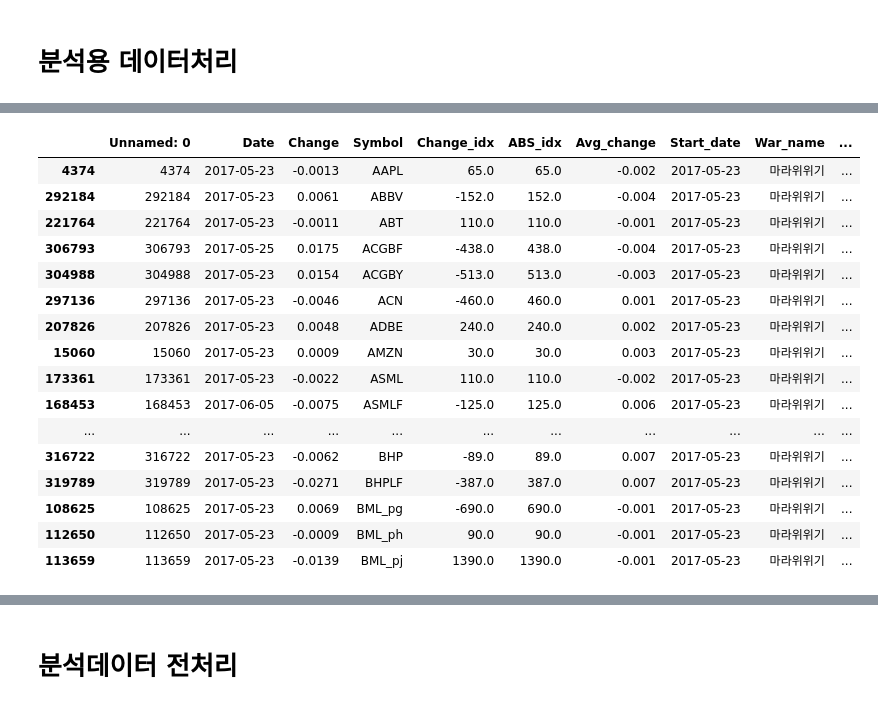
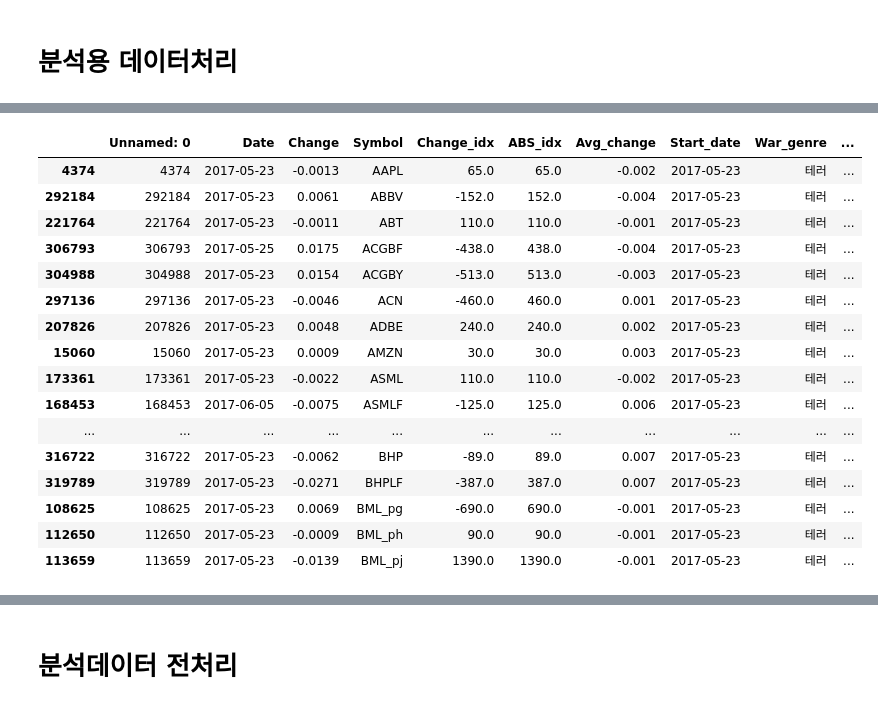
Before and after one commit to lee-edgar/EdaProject, a Jupyter notebook: 11_project/FinanceDataReader_v7.ipynb, the cells around one changed output, grey strips where cells are left out. Drawn from its saved outputs; the diff is of its cells as text; code cells hidden in the pictures.

```diff
--- a/11_project/FinanceDataReader_v7.ipynb
+++ b/11_project/FinanceDataReader_v7.ipynb
@@ -167,50 +184,54 @@ for s_i in range(0, ls_2):
 
     #index 절대값으로 변환
     Abs_idx = abs(Change_idx)
     Abs_idx = round(Abs_idx.astype(float),0)
 
 
     # 전쟁발발시점, 전쟁이름, 참전국수
     start_date = ls_war.loc[index,"발발시점"]
+    war_genre = ls_war.loc[index, "갈등종류"]
     war_name = ls_war.loc[index, "갈등이름"]
+    war_volume = ls_war.loc[index, "전쟁규모"]
     count_country = ls_war.loc[index, "참전국수"]
 
     # 심볼추가
     industry = df_3[df_3["Symbol"] == ticker] # ticker는 위에 정의되어 있음
     industry = industry["Industry"]
     industry = industry.values
     industry = [industry]
 
     # DataFrame 완성
     globals()['new_df{}'.format(s_i)]["Change_idx"] = round(Change_idx,3)
     globals()['new_df{}'.format(s_i)]["ABS_idx"] = Abs_idx
     globals()['new_df{}'.format(s_i)]["Avg_change"] = avg_change
     globals()['new_df{}'.format(s_i)]['Start_date'] = start_date
+    globals()['new_df{}'.format(s_i)]['War_genre'] = war_genre
+    globals()['new_df{}'.format(s_i)]['War_volume'] = war_volume
     globals()['new_df{}'.format(s_i)]['War_name'] = war_name
     globals()['new_df{}'.format(s_i)]['Count_country'] = count_country
 #    globals()['new_df{}'.format(s_i)]['Industry'] = industry
 
     dfbysymbol = pd.concat([dfbysymbol,globals()['new_df{}'.format(s_i)]], axis = 0)
 
 dfbysymbol.head(20)
 # %% [output]
-|  | Unnamed: 0 | Date | Change | Symbol | Change_idx | ABS_idx | Avg_change | Start_date | War_name | ... |
-| 4374 | 4374 | 2017-05-23 | -0.0013 | AAPL | 65.0 | 65.0 | -0.002 | 2017-05-23 | 마라위위기 | ... |
-| 292184 | 292184 | 2017-05-23 | 0.0061 | ABBV | -152.0 | 152.0 | -0.004 | 2017-05-23 | 마라위위기 | ... |
-| 221764 | 221764 | 2017-05-23 | -0.0011 | ABT | 110.0 | 110.0 | -0.001 | 2017-05-23 | 마라위위기 | ... |
-| 306793 | 306793 | 2017-05-25 | 0.0175 | ACGBF | -438.0 | 438.0 | -0.004 | 2017-05-23 | 마라위위기 | ... |
-| 304988 | 304988 | 2017-05-23 | 0.0154 | ACGBY | -513.0 | 513.0 | -0.003 | 2017-05-23 | 마라위위기 | ... |
-| 297136 | 297136 | 2017-05-23 | -0.0046 | ACN | -460.0 | 460.0 | 0.001 | 2017-05-23 | 마라위위기 | ... |
-| 207826 | 207826 | 2017-05-23 | 0.0048 | ADBE | 240.0 | 240.0 | 0.002 | 2017-05-23 | 마라위위기 | ... |
-| 15060 | 15060 | 2017-05-23 | 0.0009 | AMZN | 30.0 | 30.0 | 0.003 | 2017-05-23 | 마라위위기 | ... |
-| 173361 | 173361 | 2017-05-23 | -0.0022 | ASML | 110.0 | 110.0 | -0.002 | 2017-05-23 | 마라위위기 | ... |
-| 168453 | 168453 | 2017-06-05 | -0.0075 | ASMLF | -125.0 | 125.0 | 0.006 | 2017-05-23 | 마라위위기 | ... |
+|  | Unnamed: 0 | Date | Change | Symbol | Change_idx | ABS_idx | Avg_change | Start_date | War_genre | ... |
+| 4374 | 4374 | 2017-05-23 | -0.0013 | AAPL | 65.0 | 65.0 | -0.002 | 2017-05-23 | 테러 | ... |
+| 292184 | 292184 | 2017-05-23 | 0.0061 | ABBV | -152.0 | 152.0 | -0.004 | 2017-05-23 | 테러 | ... |
+| 221764 | 221764 | 2017-05-23 | -0.0011 | ABT | 110.0 | 110.0 | -0.001 | 2017-05-23 | 테러 | ... |
+| 306793 | 306793 | 2017-05-25 | 0.0175 | ACGBF | -438.0 | 438.0 | -0.004 | 2017-05-23 | 테러 | ... |
+| 304988 | 304988 | 2017-05-23 | 0.0154 | ACGBY | -513.0 | 513.0 | -0.003 | 2017-05-23 | 테러 | ... |
+| 297136 | 297136 | 2017-05-23 | -0.0046 | ACN | -460.0 | 460.0 | 0.001 | 2017-05-23 | 테러 | ... |
+| 207826 | 207826 | 2017-05-23 | 0.0048 | ADBE | 240.0 | 240.0 | 0.002 | 2017-05-23 | 테러 | ... |
+| 15060 | 15060 | 2017-05-23 | 0.0009 | AMZN | 30.0 | 30.0 | 0.003 | 2017-05-23 | 테러 | ... |
+| 173361 | 173361 | 2017-05-23 | -0.0022 | ASML | 110.0 | 110.0 | -0.002 | 2017-05-23 | 테러 | ... |
+| 168453 | 168453 | 2017-06-05 | -0.0075 | ASMLF | -125.0 | 125.0 | 0.006 | 2017-05-23 | 테러 | ... |
 | ... | ... | ... | ... | ... | ... | ... | ... | ... | ... | ... |
-| 316722 | 316722 | 2017-05-23 | -0.0062 | BHP | -89.0 | 89.0 | 0.007 | 2017-05-23 | 마라위위기 | ... |
-| 319789 | 319789 | 2017-05-23 | -0.0271 | BHPLF | -387.0 | 387.0 | 0.007 | 2017-05-23 | 마라위위기 | ... |
-| 108625 | 108625 | 2017-05-23 | 0.0069 | BML_pg | -690.0 | 690.0 | -0.001 | 2017-05-23 | 마라위위기 | ... |
-| 112650 | 112650 | 2017-05-23 | -0.0009 | BML_ph | 90.0 | 90.0 | -0.001 | 2017-05-23 | 마라위위기 | ... |
-| 113659 | 113659 | 2017-05-23 | -0.0139 | BML_pj | 1390.0 | 1390.0 | -0.001 | 2017-05-23 | 마라위위기 | ... |
+| 316722 | 316722 | 2017-05-23 | -0.0062 | BHP | -89.0 | 89.0 | 0.007 | 2017-05-23 | 테러 | ... |
+| 319789 | 319789 | 2017-05-23 | -0.0271 | BHPLF | -387.0 | 387.0 | 0.007 | 2017-05-23 | 테러 | ... |
+| 108625 | 108625 | 2017-05-23 | 0.0069 | BML_pg | -690.0 | 690.0 | -0.001 | 2017-05-23 | 테러 | ... |
+| 112650 | 112650 | 2017-05-23 | -0.0009 | BML_ph | 90.0 | 90.0 | -0.001 | 2017-05-23 | 테러 | ... |
+| 113659 | 113659 | 2017-05-23 | -0.0139 | BML_pj | 1390.0 | 1390.0 | -0.001 | 2017-05-23 | 테러 | ... |
 # %%
 df_final.info()
 # %% [output]
```
Also changed, not shown: parts of 8 cells of this notebook, 2 other files.
